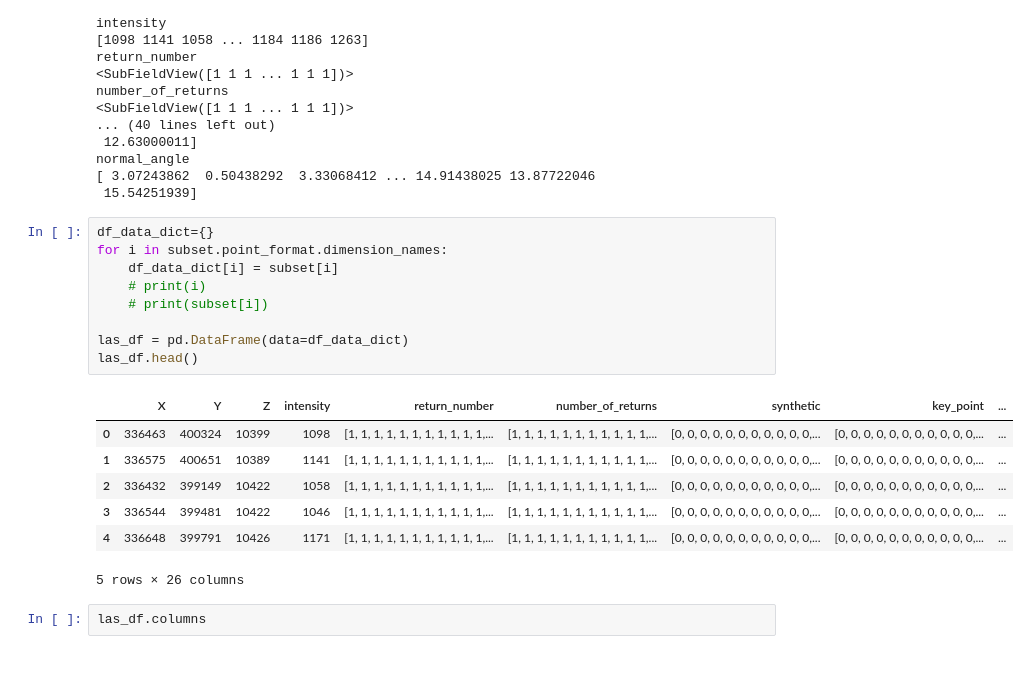
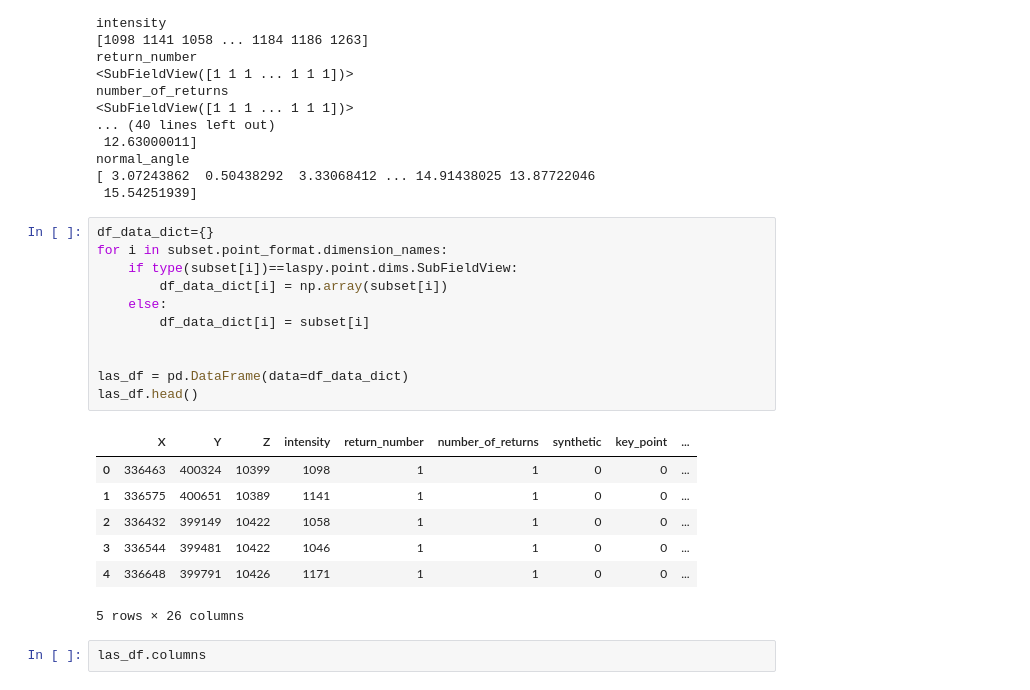
Before and after one commit to pratyush1611/CIE4604_Assignment4, a Jupyter notebook: a4_ml_laspy.ipynb, the cells around one changed output. Saved outputs shown, nothing was run; the diff lists cells and outputs as text.

Commit message:
changed laspy subfiedview to be expanded

```diff
--- a/a4_ml_laspy.ipynb
+++ b/a4_ml_laspy.ipynb
@@ -261,19 +261,21 @@ normal_angle
 # %%
 df_data_dict={}
 for i in subset.point_format.dimension_names:
-    df_data_dict[i] = subset[i]
-    # print(i)
-    # print(subset[i])
+    if type(subset[i])==laspy.point.dims.SubFieldView:
+        df_data_dict[i] = np.array(subset[i])
+    else:
+        df_data_dict[i] = subset[i]
+
 
 las_df = pd.DataFrame(data=df_data_dict)
 las_df.head()
 # %% [output]
 |  | X | Y | Z | intensity | return_number | number_of_returns | synthetic | key_point | ... |
-| 0 | 336463 | 400324 | 10399 | 1098 | [1, 1, 1, 1, 1, 1, 1, 1, 1, 1, 1,... | [1, 1, 1, 1, 1, 1, 1, 1, 1, 1, 1,... | [0, 0, 0, 0, 0, 0, 0, 0, 0, 0, 0,... | [0, 0, 0, 0, 0, 0, 0, 0, 0, 0, 0,... | ... |
-| 1 | 336575 | 400651 | 10389 | 1141 | [1, 1, 1, 1, 1, 1, 1, 1, 1, 1, 1,... | [1, 1, 1, 1, 1, 1, 1, 1, 1, 1, 1,... | [0, 0, 0, 0, 0, 0, 0, 0, 0, 0, 0,... | [0, 0, 0, 0, 0, 0, 0, 0, 0, 0, 0,... | ... |
-| 2 | 336432 | 399149 | 10422 | 1058 | [1, 1, 1, 1, 1, 1, 1, 1, 1, 1, 1,... | [1, 1, 1, 1, 1, 1, 1, 1, 1, 1, 1,... | [0, 0, 0, 0, 0, 0, 0, 0, 0, 0, 0,... | [0, 0, 0, 0, 0, 0, 0, 0, 0, 0, 0,... | ... |
-| 3 | 336544 | 399481 | 10422 | 1046 | [1, 1, 1, 1, 1, 1, 1, 1, 1, 1, 1,... | [1, 1, 1, 1, 1, 1, 1, 1, 1, 1, 1,... | [0, 0, 0, 0, 0, 0, 0, 0, 0, 0, 0,... | [0, 0, 0, 0, 0, 0, 0, 0, 0, 0, 0,... | ... |
-| 4 | 336648 | 399791 | 10426 | 1171 | [1, 1, 1, 1, 1, 1, 1, 1, 1, 1, 1,... | [1, 1, 1, 1, 1, 1, 1, 1, 1, 1, 1,... | [0, 0, 0, 0, 0, 0, 0, 0, 0, 0, 0,... | [0, 0, 0, 0, 0, 0, 0, 0, 0, 0, 0,... | ... |
+| 0 | 336463 | 400324 | 10399 | 1098 | 1 | 1 | 0 | 0 | ... |
+| 1 | 336575 | 400651 | 10389 | 1141 | 1 | 1 | 0 | 0 | ... |
+| 2 | 336432 | 399149 | 10422 | 1058 | 1 | 1 | 0 | 0 | ... |
+| 3 | 336544 | 399481 | 10422 | 1046 | 1 | 1 | 0 | 0 | ... |
+| 4 | 336648 | 399791 | 10426 | 1171 | 1 | 1 | 0 | 0 | ... |
 5 rows × 26 columns
 # %%
 las_df.columns
```
Also changed, not shown: parts of 3 cells of this notebook.
